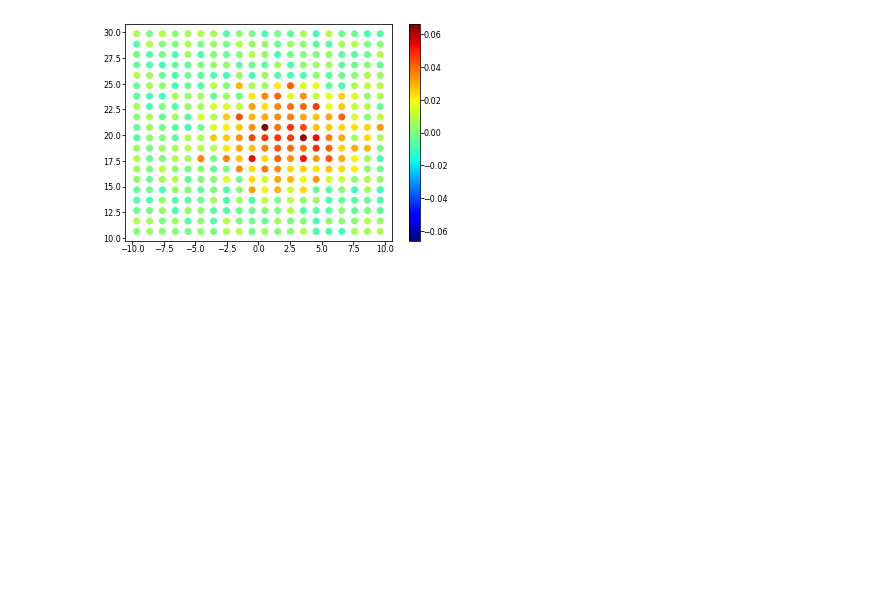
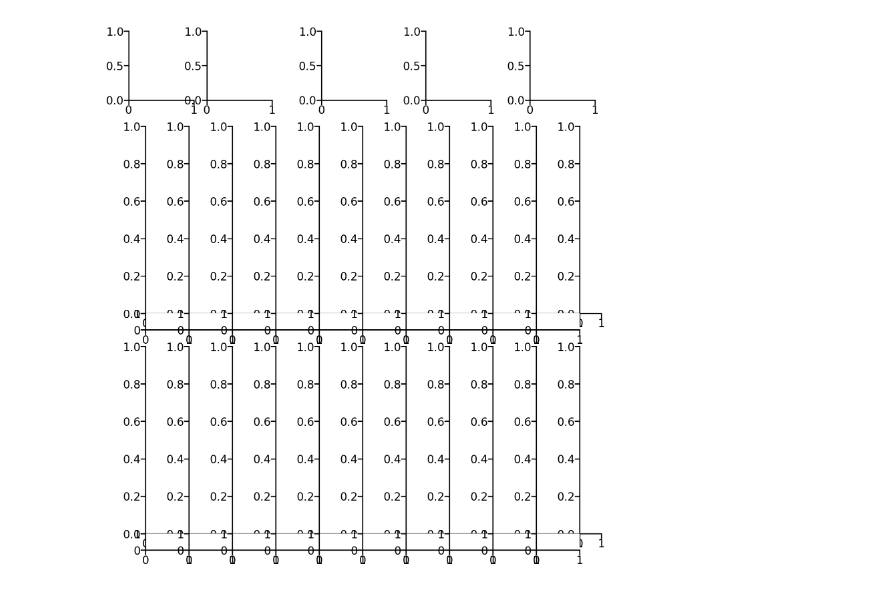
Before and after one commit to yyhhoi/directionalnet, a Jupyter notebook: Check_tempotron_ALLdirections.ipynb, the cells around one changed output. Cells and saved outputs as stored; diff of their text form; code cells hidden in the pictures; blank space fills up the shorter version.

```diff
--- a/Check_tempotron_ALLdirections.ipynb
+++ b/Check_tempotron_ALLdirections.ipynb
@@ -13,0 +39,42 @@ from library.visualization import plot_popras
+# %%
+# Top small panels
+ax_h1 = 1/5
+ax_w1 = 1/5
+hgap1 = 0.075
+wgap1 = 0.075
+train_xshift = 0.030
+test_xshift = -0.020
+
+# Raster plots
+ax_h2 = 2/5
+ax_w2 = 1/12  # 0.5/10.5 for 1d weights
+hgap2 = 0.02
+wgap2 = 0
+ras_x_shift = 0.1
+
+# Child plots in the raster plots
+trace_h = ax_h2 / 10
+w1d_w = 0.5/12
+
+fig = plt.figure()
+ax_trainScheme = fig.add_axes([ax_w1 * 0 + wgap1/2 + train_xshift, 1 - ax_h1 * 1 + hgap1/2, ax_w1 - wgap1, ax_h1 - hgap1])
+ax_testScheme = fig.add_axes([ax_w1 * 1 + wgap1/2 + test_xshift, 1 - ax_h1 * 1 + hgap1/2, ax_w1 - wgap1, ax_h1 - hgap1])
+ax_acc = fig.add_axes([ax_w1 * 2 + wgap1/2, 1 - ax_h1 * 1 + hgap1/2, ax_w1 - wgap1, ax_h1 - hgap1])
+ax_exW2D = fig.add_axes([ax_w1 * 3 + wgap1/2, 1 - ax_h1 * 1 + hgap1/2, ax_w1 - wgap1, ax_h1 - hgap1])
+ax_inW2D = fig.add_axes([ax_w1 * 4 + wgap1/2, 1 - ax_h1 * 1 + hgap1/2, ax_w1 - wgap1, ax_h1 - hgap1])
+
+ax_inRas180 = [fig.add_axes([ax_w2 * i + ras_x_shift, 1 - ax_h1 - ax_h2 * 1 + trace_h + hgap2/2, ax_w2, ax_h2 - hgap2 - trace_h]) for i in range(10)]
+ax_exRas180 = [fig.add_axes([ax_w2 * i + ras_x_shift, 1 - ax_h1 - ax_h2 * 2 + trace_h + hgap2/2, ax_w2, ax_h2 - hgap2 - trace_h]) for i in range(10)]
+
+ax_inRasW1d = fig.add_axes([ax_w2 * 10 + ras_x_shift, 1 - ax_h1 - ax_h2 * 1 + trace_h + hgap2/2, w1d_w, ax_h2 - hgap2 - trace_h])
+ax_exRasW1d = fig.add_axes([ax_w2 * 10 + ras_x_shift, 1 - ax_h1 - ax_h2 * 2 + trace_h + hgap2/2, w1d_w, ax_h2 - hgap2 - trace_h])
+
+ax_inRasTrace = [fig.add_axes([ax_w2 * i + ras_x_shift, 1 - ax_h1 - ax_h2 * 1 + hgap2, ax_w2, trace_h - hgap2/2]) for i in range(10)]
+ax_exRasTrace = [fig.add_axes([ax_w2 * i + ras_x_shift, 1 - ax_h1 - ax_h2 * 2 + hgap2, ax_w2, trace_h - hgap2/2]) for i in range(10)]
+
+ax_exinW2D = [ax_exW2D, ax_inW2D]
+ax_exinRas = [ax_exRas180, ax_inRas180]
+ax_exinRasTrace = [ax_exRasTrace, ax_inRasTrace]
+ax_exinRasW1d = [ax_exRasW1d, ax_inRasW1d]
+# %% [output]
+[figure, added]
@@ -61,12 +223,0 @@ Y_test_ori_pred, kout_test_ori, tspout_test_ori = temN.predict(X_test_ori, temN_
-# %%
-wmin, wmax = temNw.min(), temNw.max()
-abswmax = max(np.abs(wmin), np.abs(wmax))
-norm = mpl.colors.Normalize(vmin=-abswmax, vmax=abswmax)
-val2cmap = cm.ScalarMappable(norm=norm, cmap=cm.jet)
-fig, ax = plt.subplots(facecolor='w')
-im = ax.scatter(xxtun1d[all_nidx], yytun1d[all_nidx], c=temNw, cmap=cm.jet, vmin=-abswmax, vmax=abswmax)
-
-plt.colorbar(im, ax=ax)
-fig.savefig(join(data_dir, 'w_%s_%s.png'%(project_tag, exintag)), dpi=200)
-# %% [output]
-[figure, removed]
```
Also changed, not shown: parts of 7 cells of this notebook, 2 other files.
